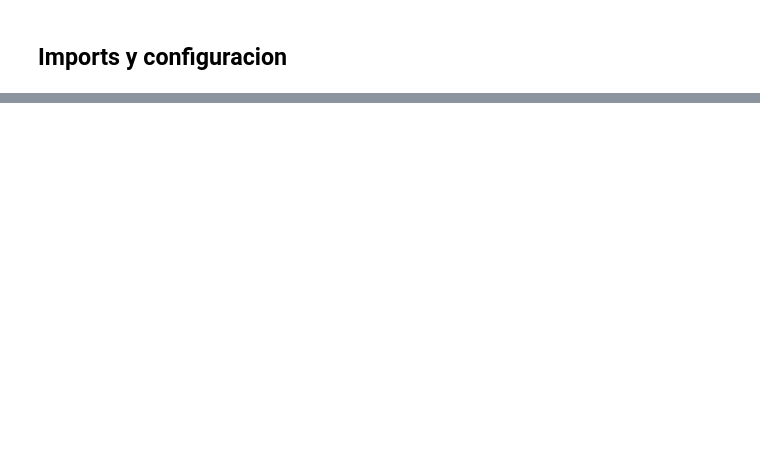
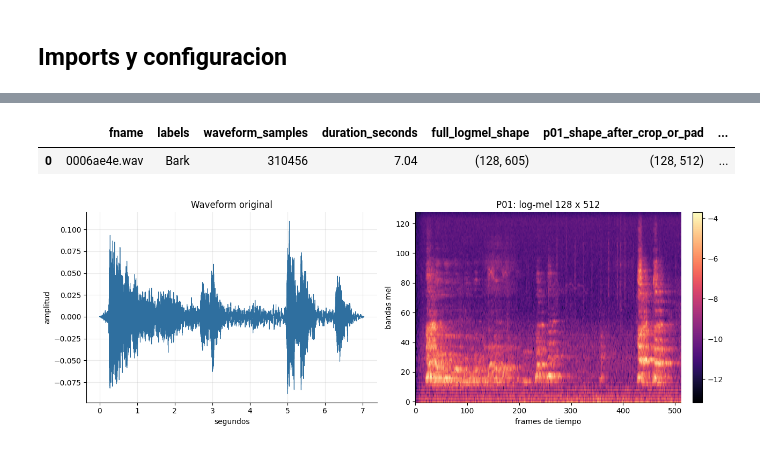
Before and after one commit to srodriguez-lefebre/2_TallerAA, a Jupyter notebook: 02_preprocesamiento/02_P01_logmel_image_512.ipynb, the cells around one changed output, grey strips where cells are left out. Saved outputs shown, nothing was run; the diff lists cells and outputs as text; code cells hidden in the pictures; blank space fills up the shorter version.

```diff
--- a/02_preprocesamiento/02_P01_logmel_image_512.ipynb
+++ b/02_preprocesamiento/02_P01_logmel_image_512.ipynb
@@ -76,0 +126,52 @@ summary.to_csv(RESULTS_DIR / 'P01_logmel_image_512_summary.csv', index=False)
+# %%
+curated = pd.read_csv(DATA_DIR / 'train_curated.csv')
+row = curated.iloc[0]
+sample_rate, waveform = read_wav_mono(str(DATA_DIR / row['fname']))
+logmel_128 = log_mel_spectrogram(
+    waveform,
+    sample_rate=sample_rate,
+    n_fft=1024,
+    hop_length=512,
+    n_mels=128,
+    fmin=20.0,
+    fmax=sample_rate / 2,
+)
+
+frames = 512
+if logmel_128.shape[1] >= frames:
+    logmel_512 = logmel_128[:, :frames]
+else:
+    pad_width = frames - logmel_128.shape[1]
+    logmel_512 = np.pad(logmel_128, ((0, 0), (0, pad_width)), mode='constant', constant_values=logmel_128.min())
+
+stats = extract_log_mel_stats(waveform, sample_rate=sample_rate, fmax=sample_rate / 2)
+
+display(pd.DataFrame([{
+    'fname': row['fname'],
+    'labels': row['labels'],
+    'waveform_samples': waveform.size,
+    'duration_seconds': round(waveform.size / sample_rate, 3),
+    'full_logmel_shape': str(logmel_128.shape),
+    'p01_shape_after_crop_or_pad': str(logmel_512.shape),
+    'p00_stats_features': stats.shape[0],
+}]))
+
+fig, axes = plt.subplots(1, 2, figsize=(13, 4.5))
+axes[0].plot(np.arange(waveform.size) / sample_rate, waveform, linewidth=0.8, color='#2f6f9f')
+axes[0].set_title('Waveform original')
+axes[0].set_xlabel('segundos')
+axes[0].set_ylabel('amplitud')
+axes[0].grid(True, alpha=0.25)
+
+im = axes[1].imshow(logmel_512, origin='lower', aspect='auto', cmap='magma')
+axes[1].set_title('P01: log-mel 128 x 512')
+axes[1].set_xlabel('frames de tiempo')
+axes[1].set_ylabel('bandas mel')
+fig.colorbar(im, ax=axes[1], fraction=0.046, pad=0.04)
+fig.tight_layout()
+fig.savefig(FIG_DIR / 'P01_waveform_to_logmel_image.png', dpi=140, bbox_inches='tight')
+plt.show()
+# %% [output]
+|  | fname | labels | waveform_samples | duration_seconds | full_logmel_shape | p01_shape_after_crop_or_pad | ... |
+| 0 | 0006ae4e.wav | Bark | 310456 | 7.04 | (128, 605) | (128, 512) | ... |
+[figure, added]
```
Also changed, not shown: parts of 14 cells of this notebook, 3 other files.
